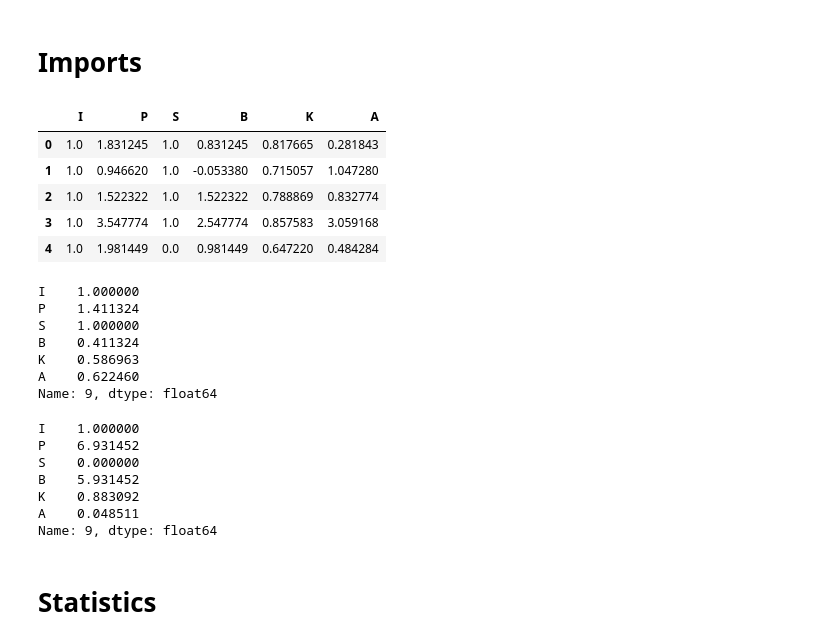
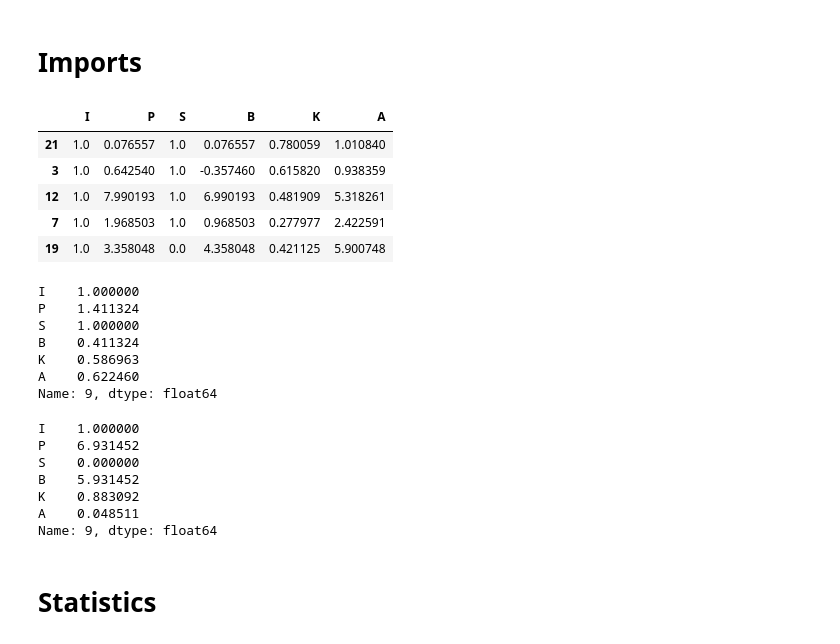
Before and after one commit to The-very-most-awesome-team-of-cool-kids/02463_Causality, a Jupyter notebook: Causality.ipynb, the cells around one changed output. Drawn from its saved outputs; the diff is of its cells as text; code cells hidden in the pictures.

Commit message:
set seed

```diff
--- a/Causality.ipynb
+++ b/Causality.ipynb
@@ -10,42 +10,48 @@ import networkx as nx
 # %%
 # Data with no interventions
 
 data1_none = pd.read_csv("data/data_50.csv", index_col = 0)
 data1_i1 = pd.read_csv("data/data_52.csv", index_col = 0)
 data1_p1 = pd.read_csv("data/data_54.csv", index_col = 0)
 data1_s1 = pd.read_csv("data/data_55.csv", index_col = 0)
 data1_b1 = pd.read_csv("data/data_56.csv", index_col = 0)
 data1_k1 = pd.read_csv("data/data_57.csv", index_col = 0)
 data1_a1 = pd.read_csv("data/data_58.csv", index_col = 0)
 
 data2_none = pd.read_csv("data/data_203.csv", index_col = 0)
 data2_i1 = pd.read_csv("data/data_204.csv", index_col = 0)
 data2_p1 = pd.read_csv("data/data_205.csv", index_col = 0)
 data2_s1 = pd.read_csv("data/data_206.csv", index_col = 0)
 data2_b1 = pd.read_csv("data/data_207.csv", index_col = 0)
 data2_k1 = pd.read_csv("data/data_208.csv", index_col = 0)
 data2_a1 = pd.read_csv("data/data_209.csv", index_col = 0)
 
-data_none = pd.concat((data1_none, data2_none))
-data_i1 = pd.concat((data1_i1, data2_i1))
-data_p1 = pd.concat((data1_p1, data2_p1))
-data_s1 = pd.concat((data1_s1, data2_s1))
-data_b1 = pd.concat((data1_b1, data2_b1))
-data_k1 = pd.concat((data1_k1, data2_k1))
-data_a1 = pd.concat((data1_a1, data2_a1))
+resamples = 300
+replace = True
+seed = 400
+
+np.random.seed(seed)
+
+data_none = pd.concat((data1_none, data2_none)).sample(resamples, replace = replace)
+data_i1 = pd.concat((data1_i1, data2_i1)).sample(resamples, replace = replace)
+data_p1 = pd.concat((data1_p1, data2_p1)).sample(resamples, replace = replace)
+data_s1 = pd.concat((data1_s1, data2_s1)).sample(resamples, replace = replace)
+data_b1 = pd.concat((data1_b1, data2_b1)).sample(resamples, replace = replace)
+data_k1 = pd.concat((data1_k1, data2_k1)).sample(resamples, replace = replace)
+data_a1 = pd.concat((data1_a1, data2_a1)).sample(resamples, replace = replace)
 
 
 display(data_i1.head())
 
 display(data1_i1.loc[9, :])
 display(data2_i1.loc[9, :])
 # %% [output]
 |  | I | P | S | B | K | A |
-| 0 | 1.0 | 1.831245 | 1.0 | 0.831245 | 0.817665 | 0.281843 |
-| 1 | 1.0 | 0.946620 | 1.0 | -0.053380 | 0.715057 | 1.047280 |
-| 2 | 1.0 | 1.522322 | 1.0 | 1.522322 | 0.788869 | 0.832774 |
-| 3 | 1.0 | 3.547774 | 1.0 | 2.547774 | 0.857583 | 3.059168 |
-| 4 | 1.0 | 1.981449 | 0.0 | 0.981449 | 0.647220 | 0.484284 |
+| 21 | 1.0 | 0.076557 | 1.0 | 0.076557 | 0.780059 | 1.010840 |
+| 3 | 1.0 | 0.642540 | 1.0 | -0.357460 | 0.615820 | 0.938359 |
+| 12 | 1.0 | 7.990193 | 1.0 | 6.990193 | 0.481909 | 5.318261 |
+| 7 | 1.0 | 1.968503 | 1.0 | 0.968503 | 0.277977 | 2.422591 |
+| 19 | 1.0 | 3.358048 | 0.0 | 4.358048 | 0.421125 | 5.900748 |
 I    1.000000
 P    1.411324
 S    1.000000
```
Also changed, not shown: parts of 2 cells of this notebook.
